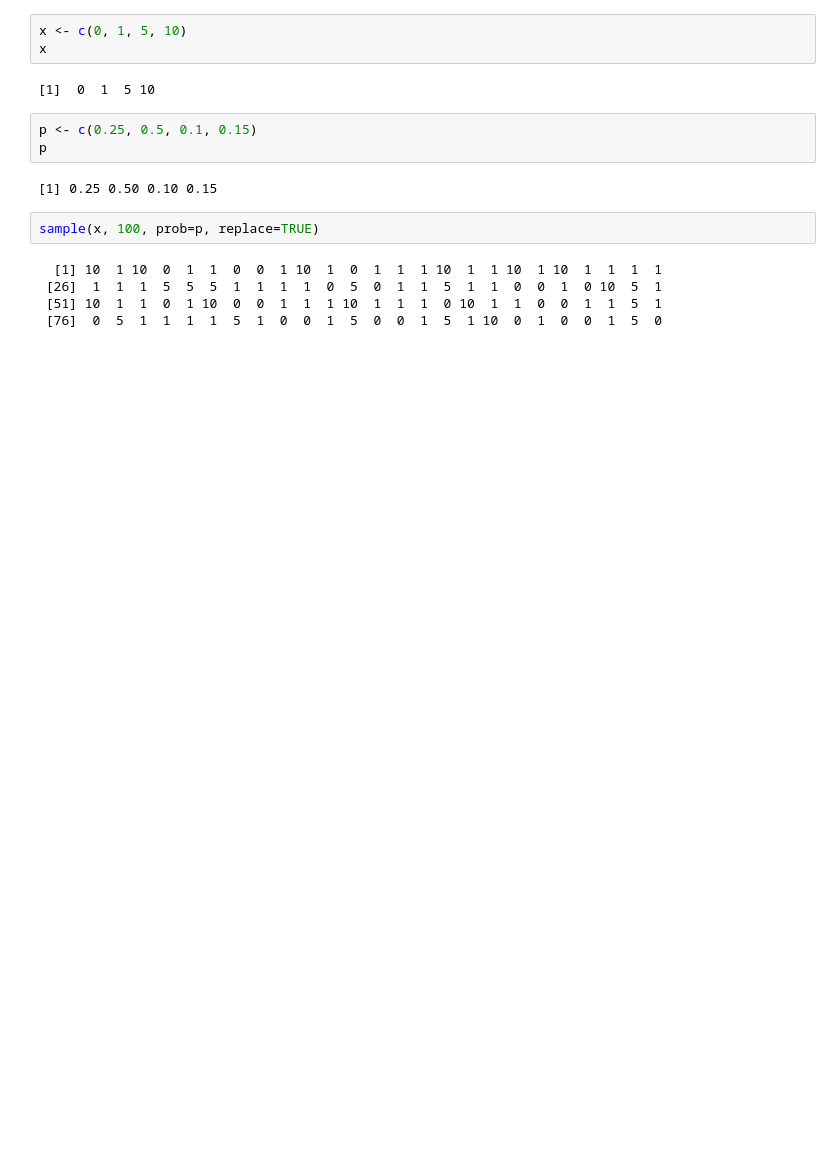
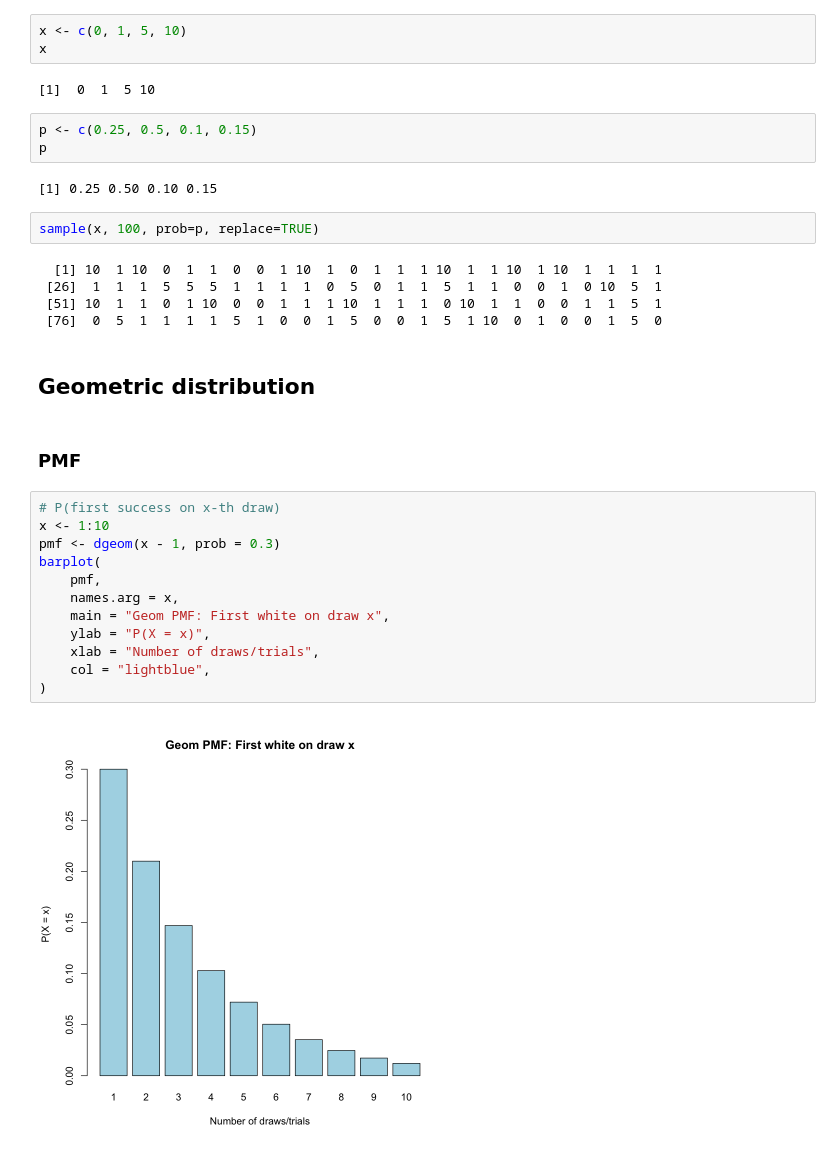
Before and after one commit to stevenferrer/jnb, a Jupyter notebook: stat110/distributions.ipynb, the cells around one changed output. Cells and saved outputs as stored; diff of their text form; blank space fills up the shorter version.

Commit message:
Updated distributions.ipynb
- Added examples of geometric, negative binomial and poisson distribution

```diff
--- a/stat110/distributions.ipynb
+++ b/stat110/distributions.ipynb
@@ -134,3 +137,21 @@ sample(x, 100, prob=p, replace=TRUE)
  [26]  1  1  1  5  5  5  1  1  1  1  0  5  0  1  1  5  1  1  0  0  1  0 10  5  1
  [51] 10  1  1  0  1 10  0  0  1  1  1 10  1  1  1  0 10  1  1  0  0  1  1  5  1
  [76]  0  5  1  1  1  1  5  1  0  0  1  5  0  0  1  5  1 10  0  1  0  0  1  5  0
+# %% [markdown]
+## Geometric distribution
+# %% [markdown]
+### PMF
+# %%
+# P(first success on x-th draw)
+x <- 1:10
+pmf <- dgeom(x - 1, prob = 0.3)
+barplot(
+    pmf,
+    names.arg = x,
+    main = "Geom PMF: First white on draw x",
+    ylab = "P(X = x)",
+    xlab = "Number of draws/trials",
+    col = "lightblue",
+)
+# %% [output]
+[figure, added]
```
Also changed, not shown: parts of 18 cells of this notebook.
